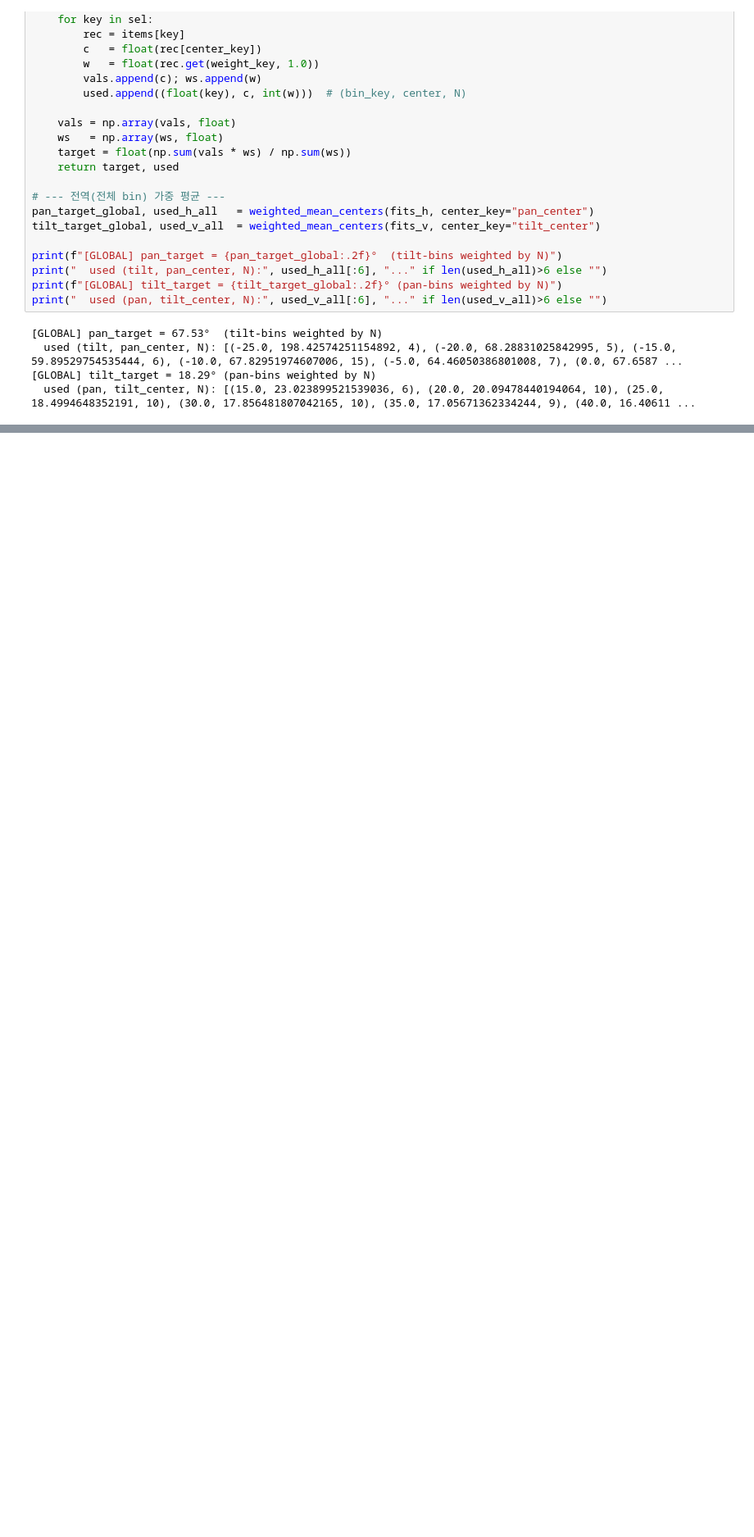
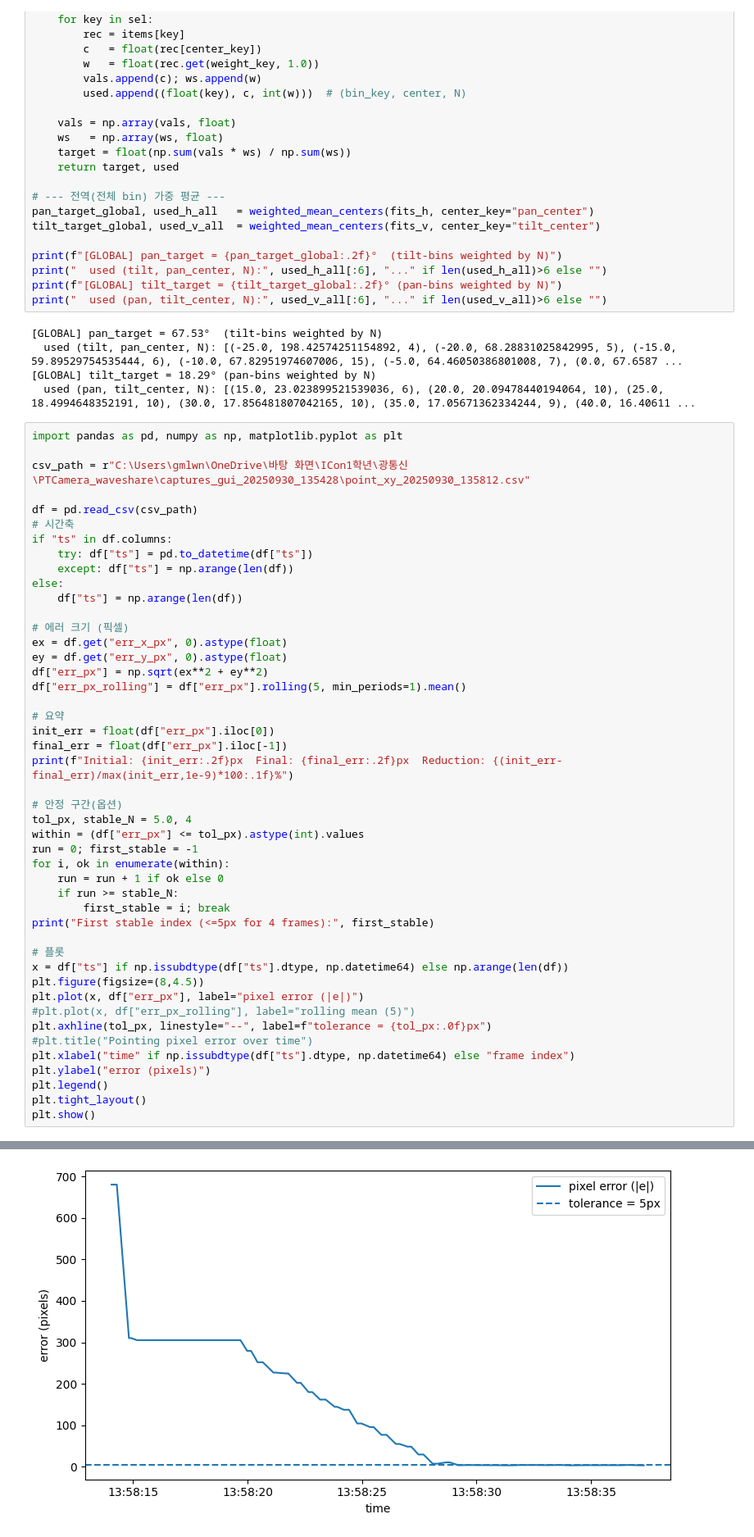
Before and after one commit to leontnhaps/PTCamera_waveshare, a Jupyter notebook: angle_velocity/pan_linearity_t0.ipynb, the cells around one changed output, grey strips where cells are left out. Shown at 82% size. Drawn from its saved outputs; the diff is of its cells as text; blank space fills up the shorter version.

```diff
--- a/angle_velocity/pan_linearity_t0.ipynb
+++ b/angle_velocity/pan_linearity_t0.ipynb
@@ -866,3 +866,50 @@ print("  used (pan, tilt_center, N):", used_v_all[:6], "..." if len(used_v_all)>
   used (tilt, pan_center, N): [(-25.0, 198.42574251154892, 4), (-20.0, 68.28831025842995, 5), (-15.0, 59.89529754535444, 6), (-10.0, 67.82951974607006, 15), (-5.0, 64.46050386801008, 7), (0.0, 67.6587 ...
 [GLOBAL] tilt_target = 18.29° (pan-bins weighted by N)
   used (pan, tilt_center, N): [(15.0, 23.023899521539036, 6), (20.0, 20.09478440194064, 10), (25.0, 18.4994648352191, 10), (30.0, 17.856481807042165, 10), (35.0, 17.05671362334244, 9), (40.0, 16.40611 ...
+# %%
+import pandas as pd, numpy as np, matplotlib.pyplot as plt
+
+csv_path = r"C:\Users\gmlwn\OneDrive\바탕 화면\ICon1학년\광통신\PTCamera_waveshare\captures_gui_20250930_135428\point_xy_20250930_135812.csv"
+
+df = pd.read_csv(csv_path)
+# 시간축
+if "ts" in df.columns:
+    try: df["ts"] = pd.to_datetime(df["ts"])
+    except: df["ts"] = np.arange(len(df))
+else:
+    df["ts"] = np.arange(len(df))
+
+# 에러 크기 (픽셀)
+ex = df.get("err_x_px", 0).astype(float)
+ey = df.get("err_y_px", 0).astype(float)
+df["err_px"] = np.sqrt(ex**2 + ey**2)
+df["err_px_rolling"] = df["err_px"].rolling(5, min_periods=1).mean()
+
+# 요약
+init_err = float(df["err_px"].iloc[0])
+final_err = float(df["err_px"].iloc[-1])
+print(f"Initial: {init_err:.2f}px  Final: {final_err:.2f}px  Reduction: {(init_err-final_err)/max(init_err,1e-9)*100:.1f}%")
+
+# 안정 구간(옵션)
+tol_px, stable_N = 5.0, 4
+within = (df["err_px"] <= tol_px).astype(int).values
+run = 0; first_stable = -1
+for i, ok in enumerate(within):
+    run = run + 1 if ok else 0
+    if run >= stable_N:
+        first_stable = i; break
+print("First stable index (<=5px for 4 frames):", first_stable)
+
+# 플롯
+x = df["ts"] if np.issubdtype(df["ts"].dtype, np.datetime64) else np.arange(len(df))
+plt.figure(figsize=(8,4.5))
+plt.plot(x, df["err_px"], label="pixel error (|e|)")
+#plt.plot(x, df["err_px_rolling"], label="rolling mean (5)")
+plt.axhline(tol_px, linestyle="--", label=f"tolerance = {tol_px:.0f}px")
+#plt.title("Pointing pixel error over time")
+plt.xlabel("time" if np.issubdtype(df["ts"].dtype, np.datetime64) else "frame index")
+plt.ylabel("error (pixels)")
+plt.legend()
+plt.tight_layout()
+plt.show()
+# %% [output]
@@ -868,0 +918 @@ print("  used (pan, tilt_center, N):", used_v_all[:6], "..." if len(used_v_all)>
+[figure, added]
```
Also changed, not shown: parts of 1 cell of this notebook, 3 other files.
